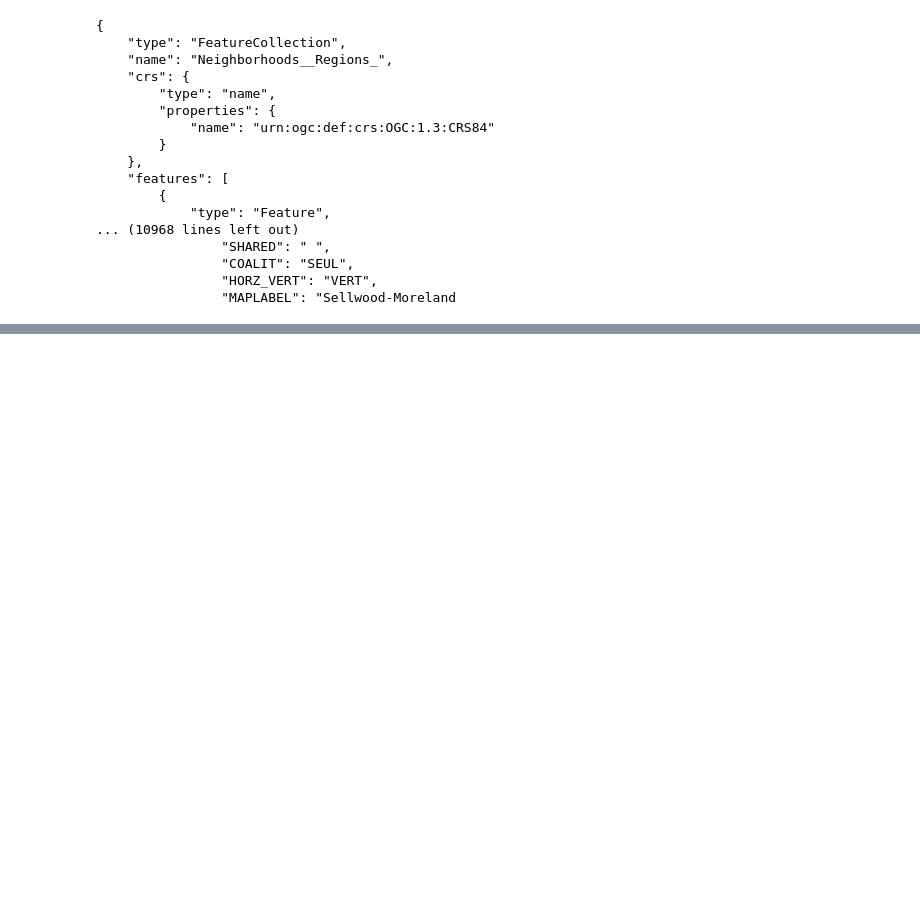
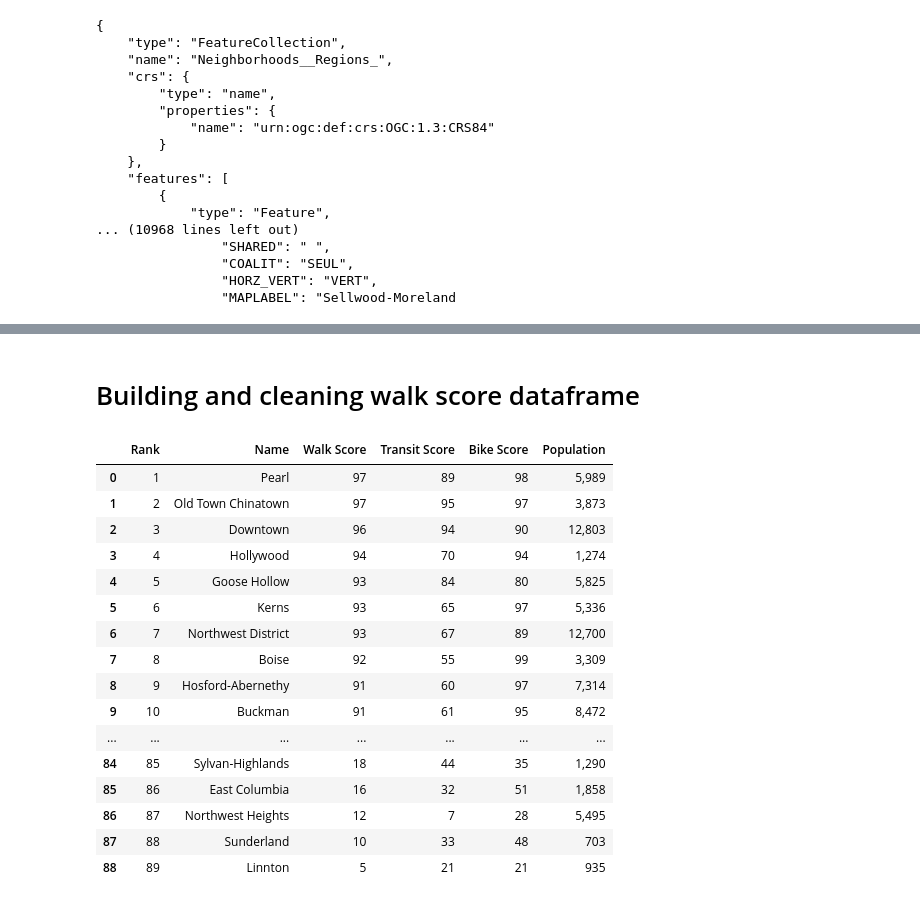
Before and after one commit to troypramsey/WalkabilityRaceIncome_InPortland_2012-2018, a Jupyter notebook: Neighborhoods_Zipcodes.ipynb, the cells around one changed output, grey strips where cells are left out. Saved outputs shown, nothing was run; the diff lists cells and outputs as text; code cells hidden in the pictures; blank space fills up the shorter version.

Commit message:
cleaned and merged neighborhood, zips, and score dataframes

```diff
--- a/OSM Test.ipynb
+++ b/Neighborhoods_Zipcodes.ipynb
@@ -113,0 +122,24 @@ query_df
+# %% [markdown]
+# Building and cleaning walk score dataframe
+# %%
+walkscore_df = pd.read_csv('CSVs/PDX_Neighborhood_Walkability.csv')
+# %%
+walkscore_df
+# %% [output]
+|  | Rank | Name | Walk Score | Transit Score | Bike Score | Population |
+| 0 | 1 | Pearl | 97 | 89 | 98 | 5,989 |
+| 1 | 2 | Old Town Chinatown | 97 | 95 | 97 | 3,873 |
+| 2 | 3 | Downtown | 96 | 94 | 90 | 12,803 |
+| 3 | 4 | Hollywood | 94 | 70 | 94 | 1,274 |
+| 4 | 5 | Goose Hollow | 93 | 84 | 80 | 5,825 |
+| 5 | 6 | Kerns | 93 | 65 | 97 | 5,336 |
+| 6 | 7 | Northwest District | 93 | 67 | 89 | 12,700 |
+| 7 | 8 | Boise | 92 | 55 | 99 | 3,309 |
+| 8 | 9 | Hosford-Abernethy | 91 | 60 | 97 | 7,314 |
+| 9 | 10 | Buckman | 91 | 61 | 95 | 8,472 |
+| ... | ... | ... | ... | ... | ... | ... |
+| 84 | 85 | Sylvan-Highlands | 18 | 44 | 35 | 1,290 |
+| 85 | 86 | East Columbia | 16 | 32 | 51 | 1,858 |
+| 86 | 87 | Northwest Heights | 12 | 7 | 28 | 5,495 |
+| 87 | 88 | Sunderland | 10 | 33 | 48 | 703 |
+| 88 | 89 | Linnton | 5 | 21 | 21 | 935 |
```
Also changed, not shown: parts of 15 cells of this notebook, 2 other files.
